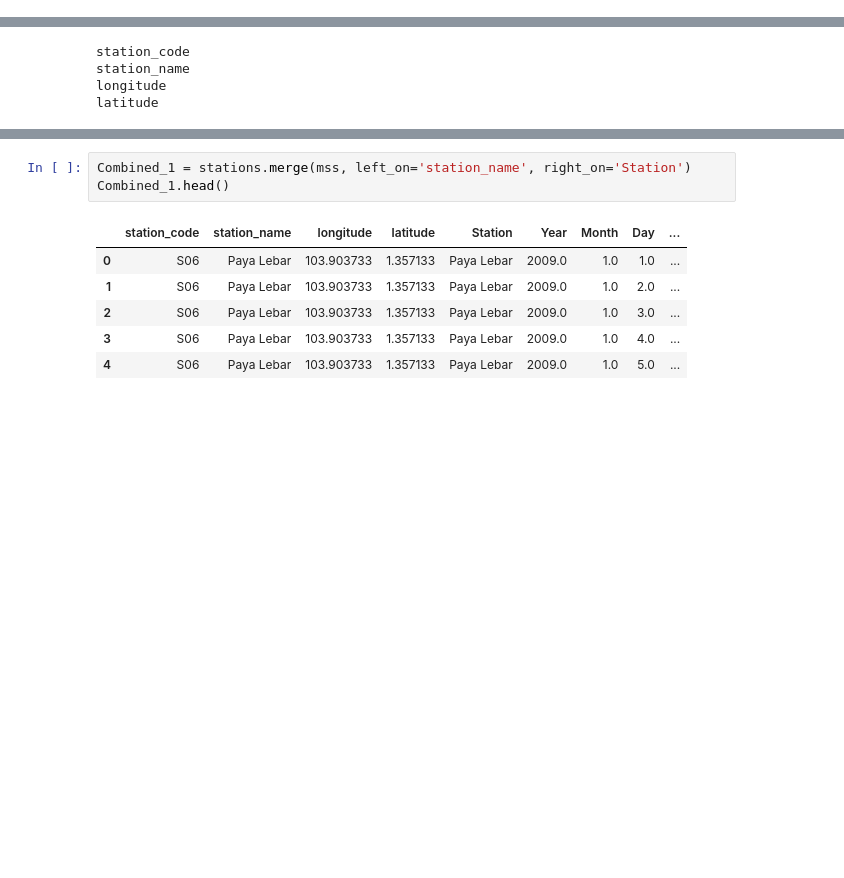
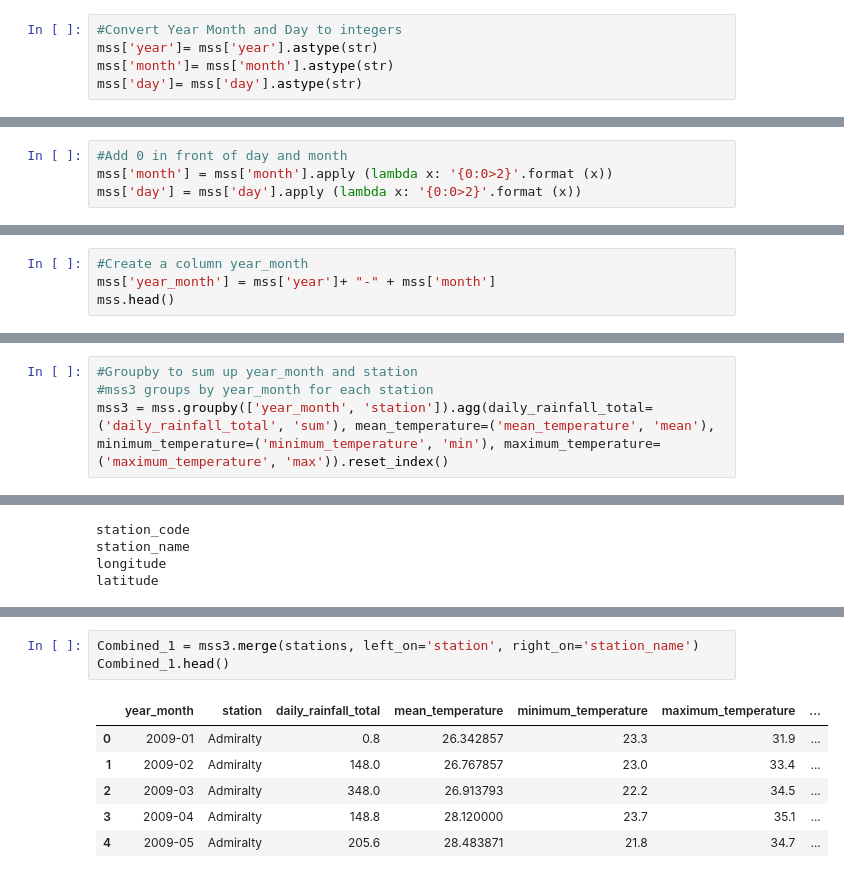
Before and after one commit to garyfoohw/GA_DSIF_Dengue, a Jupyter notebook: src/02_EDA_Anni.ipynb, the cells around one changed output, grey strips where cells are left out. Saved outputs shown, nothing was run; the diff lists cells and outputs as text; blank space fills up the shorter version.

```diff
--- a/src/02_EDA_Anni.ipynb
+++ b/src/02_EDA_Anni.ipynb
@@ -108,0 +184,5 @@ mss.shape
+# %%
+#Convert Year Month and Day to integers
+mss['year']= mss['year'].astype(str)
+mss['month']= mss['month'].astype(str)
+mss['day']= mss['day'].astype(str)
@@ -108,0 +207,4 @@ mss.shape
+# %%
+#Add 0 in front of day and month
+mss['month'] = mss['month'].apply (lambda x: '{0:0>2}'.format (x))
+mss['day'] = mss['day'].apply (lambda x: '{0:0>2}'.format (x))
@@ -108,0 +220,4 @@ mss.shape
+# %%
+#Create a column year_month
+mss['year_month'] = mss['year']+ "-" + mss['month']
+mss.head()
@@ -108,0 +270,4 @@ mss.shape
+# %%
+#Groupby to sum up year_month and station
+#mss3 groups by year_month for each station
+mss3 = mss.groupby(['year_month', 'station']).agg(daily_rainfall_total=('daily_rainfall_total', 'sum'), mean_temperature=('mean_temperature', 'mean'), minimum_temperature=('minimum_temperature', 'min'), maximum_temperature=('maximum_temperature', 'max')).reset_index()
@@ -159,13 +340,13 @@ print(stations['station_name'].unique().shape), print(mss['Station'].unique().sh
 # %%
-Combined_1 = stations.merge(mss, left_on='station_name', right_on='Station')
+Combined_1 = mss3.merge(stations, left_on='station', right_on='station_name')
 Combined_1.head()
 # %% [output]
-|  | station_code | station_name | longitude | latitude | Station | Year | Month | Day | ... |
-| 0 | S06 | Paya Lebar | 103.903733 | 1.357133 | Paya Lebar | 2009.0 | 1.0 | 1.0 | ... |
-| 1 | S06 | Paya Lebar | 103.903733 | 1.357133 | Paya Lebar | 2009.0 | 1.0 | 2.0 | ... |
-| 2 | S06 | Paya Lebar | 103.903733 | 1.357133 | Paya Lebar | 2009.0 | 1.0 | 3.0 | ... |
-| 3 | S06 | Paya Lebar | 103.903733 | 1.357133 | Paya Lebar | 2009.0 | 1.0 | 4.0 | ... |
-| 4 | S06 | Paya Lebar | 103.903733 | 1.357133 | Paya Lebar | 2009.0 | 1.0 | 5.0 | ... |
+|  | year_month | station | daily_rainfall_total | mean_temperature | minimum_temperature | maximum_temperature | ... |
+| 0 | 2009-01 | Admiralty | 0.8 | 26.342857 | 23.3 | 31.9 | ... |
+| 1 | 2009-02 | Admiralty | 148.0 | 26.767857 | 23.0 | 33.4 | ... |
+| 2 | 2009-03 | Admiralty | 348.0 | 26.913793 | 22.2 | 34.5 | ... |
+| 3 | 2009-04 | Admiralty | 148.8 | 28.120000 | 23.7 | 35.1 | ... |
+| 4 | 2009-05 | Admiralty | 205.6 | 28.483871 | 21.8 | 34.7 | ... |
 # %%
 Combined_1.shape
 # %% [output]
```
Also changed, not shown: parts of 103 cells of this notebook, 1 other file.
